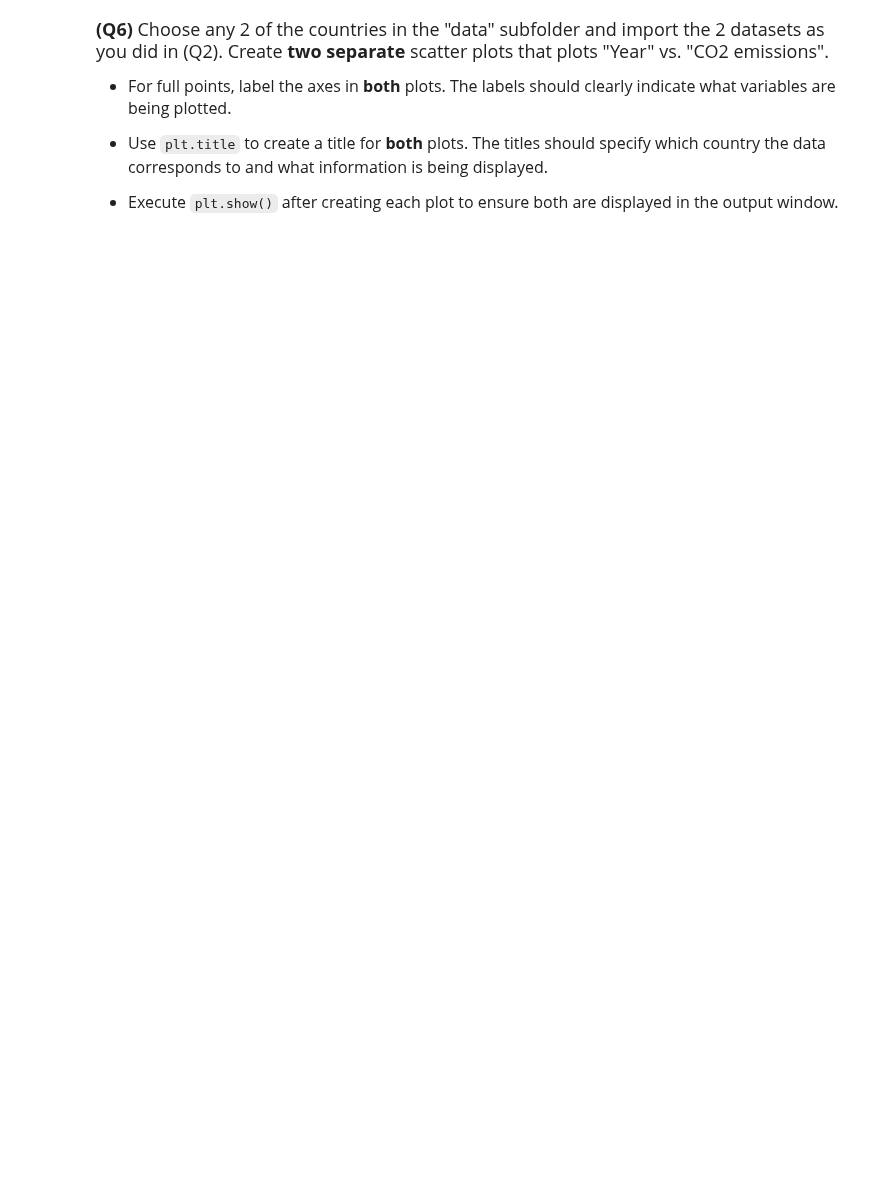
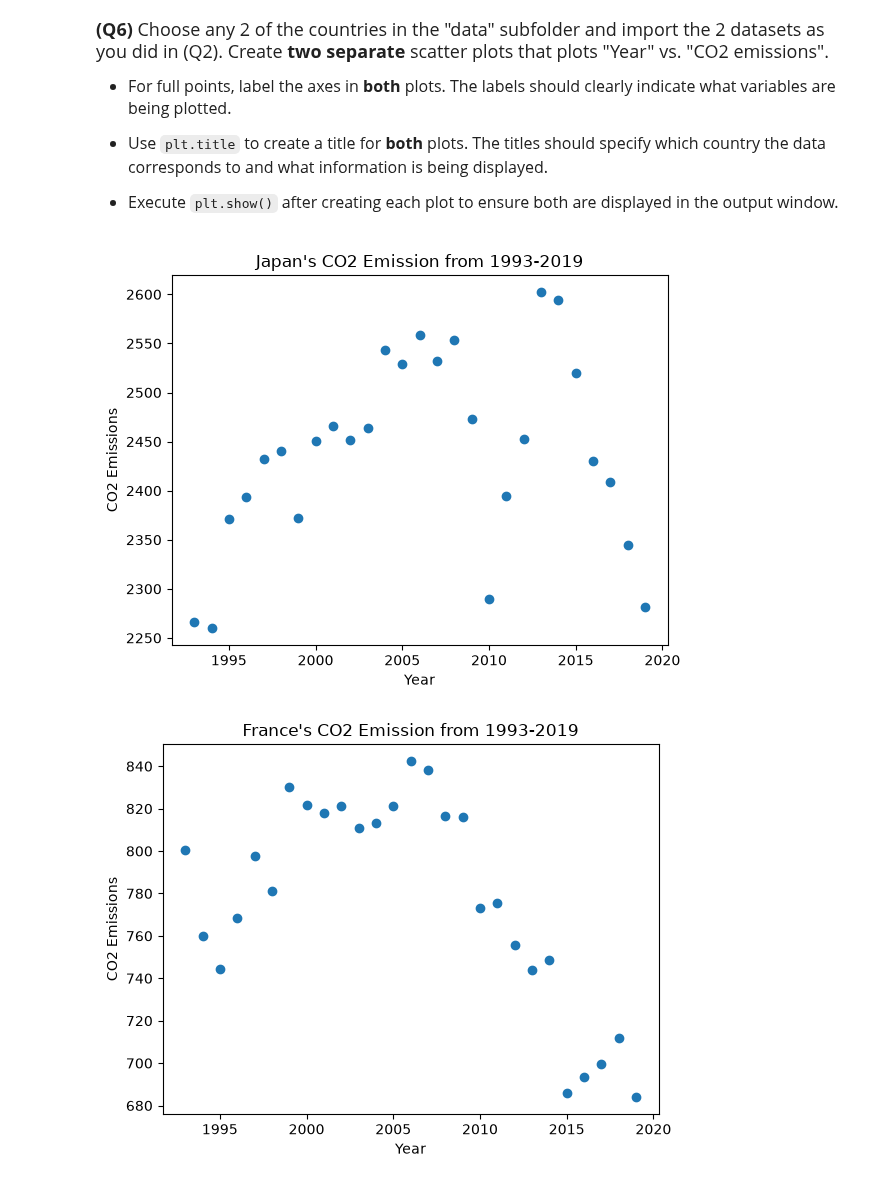
Before and after one commit to yangelinaaa/datasci185fall2026, a Jupyter notebook: _assignments/assignment_2/Assignment2.ipynb, the cells around one changed output. Saved outputs shown, nothing was run; the diff lists cells and outputs as text; code cells hidden in the pictures; blank space fills up the shorter version.

```diff
--- a/_assignments/assignment_2/Assignment2.ipynb
+++ b/_assignments/assignment_2/Assignment2.ipynb
@@ -118,0 +156,20 @@ us_emissions["CO2_emission"].describe()
+# %%
+# Write your answer
+
+japan_emissions = pd.read_csv('data/japan_emission.csv')
+france_emissions = pd.read_csv('data/france_emission.csv')
+
+plt.scatter(x = japan_emissions['Year'], y = japan_emissions['CO2_emission'])
+plt.xlabel("Year")
+plt.ylabel("CO2 Emissions")
+plt.title("Japan's CO2 Emission from 1993-2019")
+plt.show()
+
+plt.scatter(x = france_emissions['Year'], y = france_emissions['CO2_emission'])
+plt.xlabel("Year")
+plt.ylabel("CO2 Emissions")
+plt.title("France's CO2 Emission from 1993-2019")
+plt.show()
+# %% [output]
+[figure, added]
+[figure, added]
```
Also changed, not shown: parts of 8 cells of this notebook.
